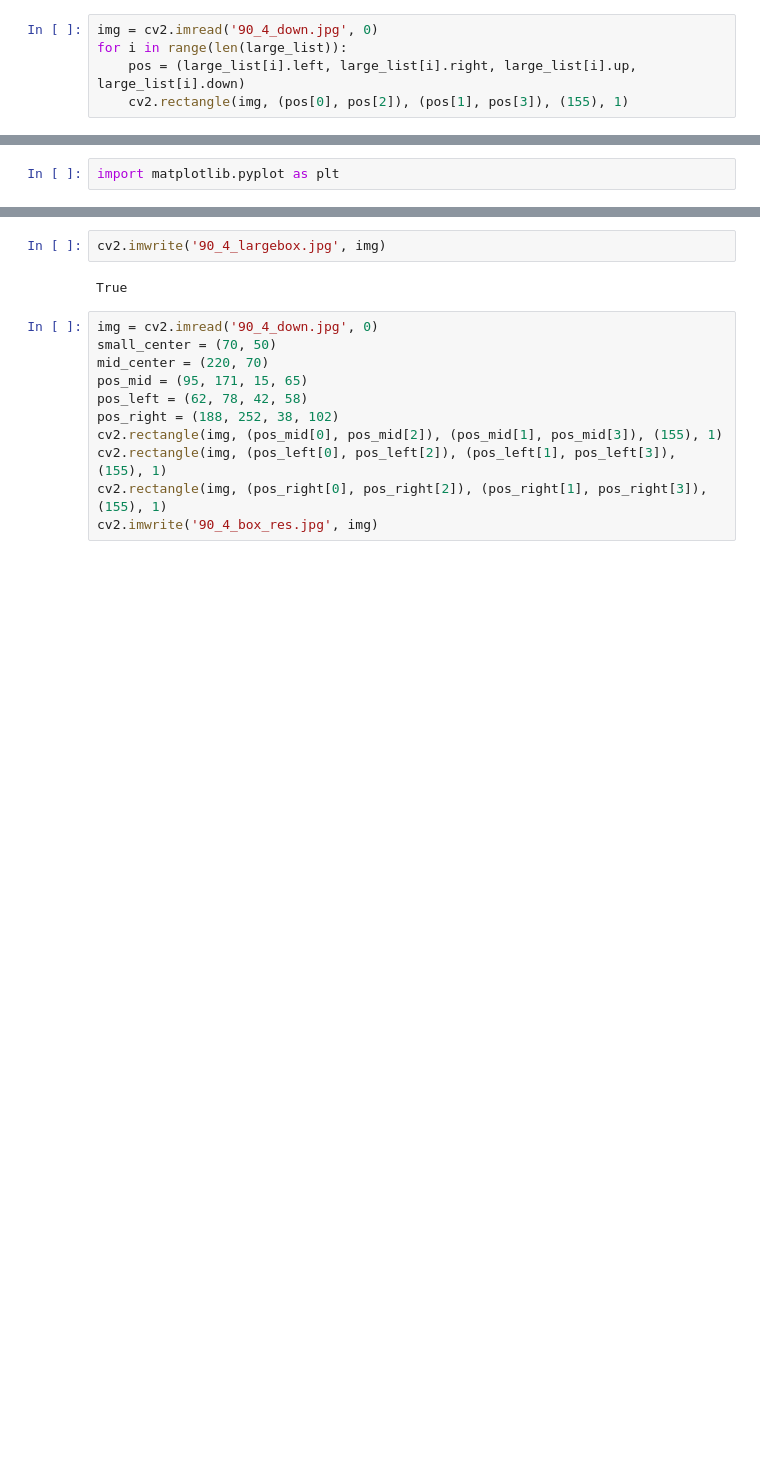
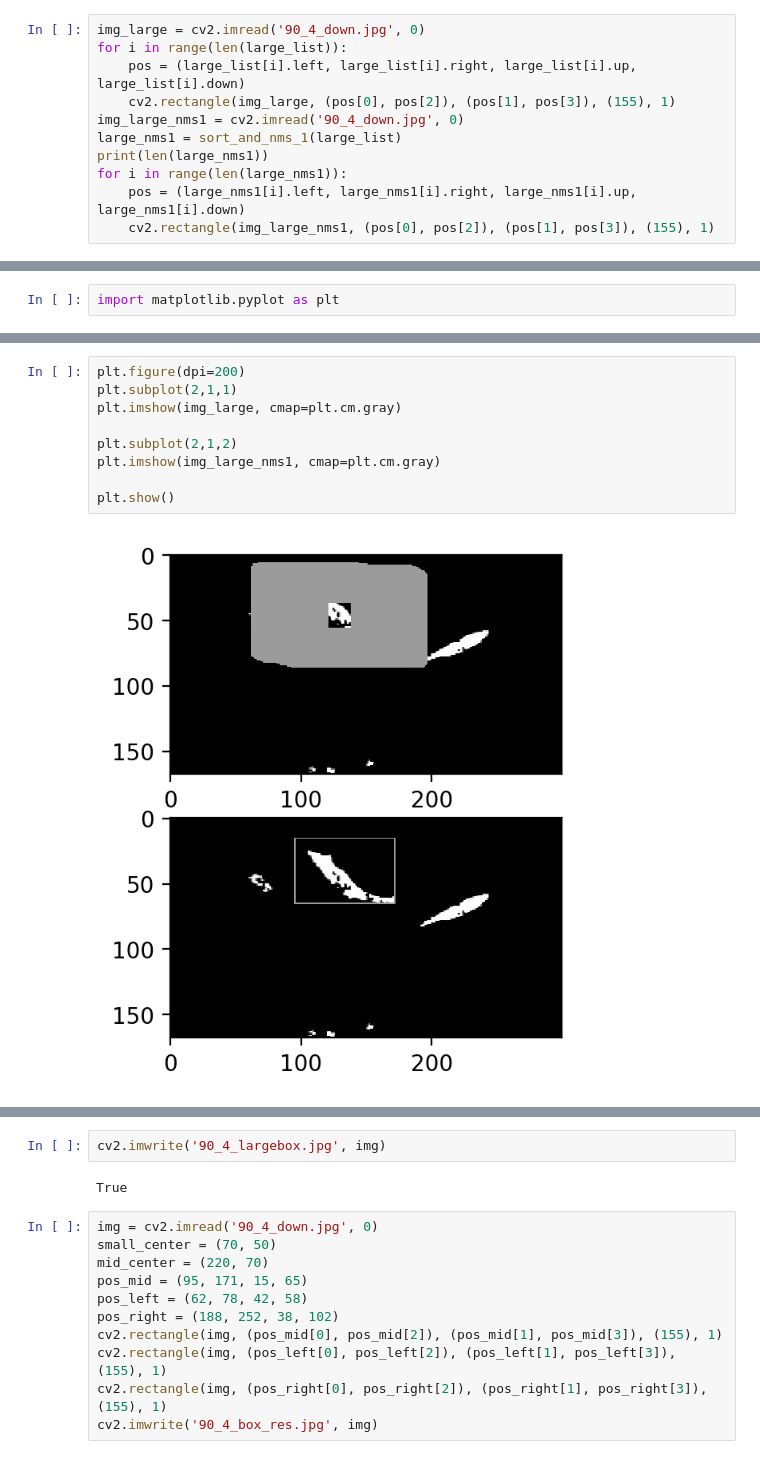
Before and after one commit to ShuuutUpandDance/segmentation, a Jupyter notebook: seg_notebook.ipynb, the cells around one changed output, grey strips where cells are left out. Drawn from its saved outputs; the diff is of its cells as text; blank space fills up the shorter version.

```diff
--- a/seg_notebook.ipynb
+++ b/seg_notebook.ipynb
@@ -139,5 +259,11 @@ for i in range(len(mid_list)):
 # %%
-img = cv2.imread('90_4_down.jpg', 0)
+img_large = cv2.imread('90_4_down.jpg', 0)
 for i in range(len(large_list)):
     pos = (large_list[i].left, large_list[i].right, large_list[i].up, large_list[i].down)
-    cv2.rectangle(img, (pos[0], pos[2]), (pos[1], pos[3]), (155), 1)
+    cv2.rectangle(img_large, (pos[0], pos[2]), (pos[1], pos[3]), (155), 1)
+img_large_nms1 = cv2.imread('90_4_down.jpg', 0)
+large_nms1 = sort_and_nms_1(large_list)
+print(len(large_nms1))
+for i in range(len(large_nms1)):
+    pos = (large_nms1[i].left, large_nms1[i].right, large_nms1[i].up, large_nms1[i].down)
+    cv2.rectangle(img_large_nms1, (pos[0], pos[2]), (pos[1], pos[3]), (155), 1)
@@ -165,0 +316,11 @@ plt.show()
+# %%
+plt.figure(dpi=200)
+plt.subplot(2,1,1)
+plt.imshow(img_large, cmap=plt.cm.gray)
+
+plt.subplot(2,1,2)
+plt.imshow(img_large_nms1, cmap=plt.cm.gray)
+
+plt.show()
+# %% [output]
+[figure, added]
```
Also changed, not shown: parts of 25 cells of this notebook, 5 other files.
